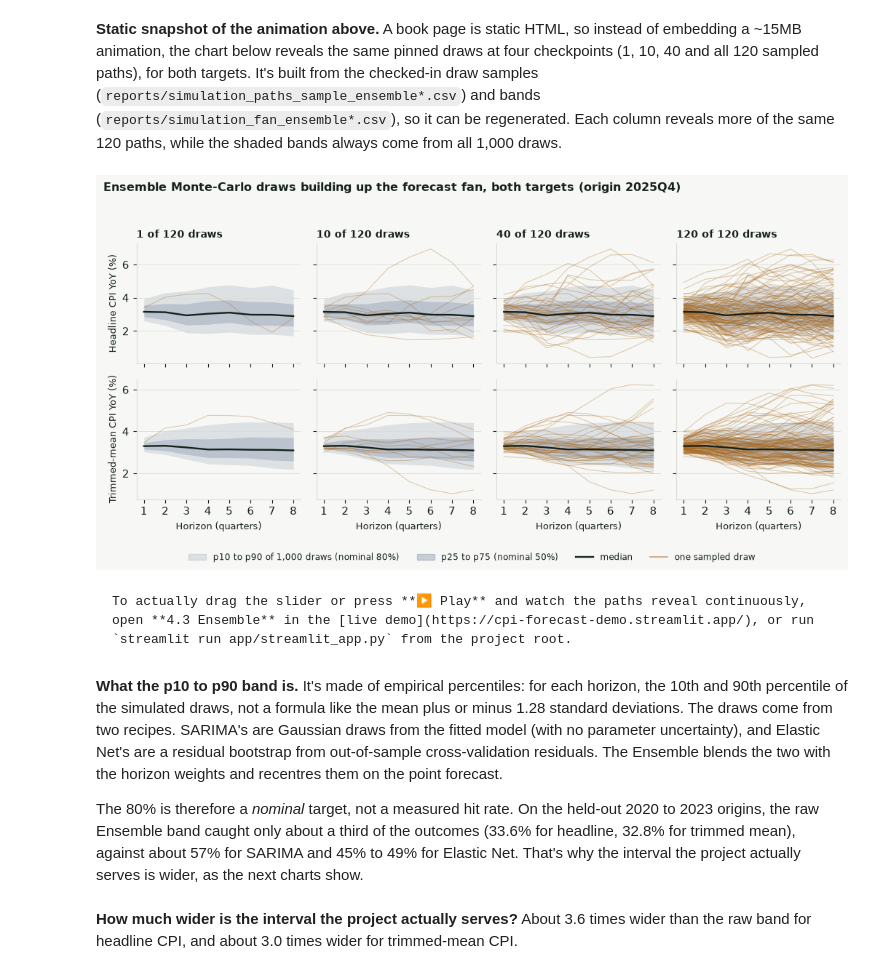
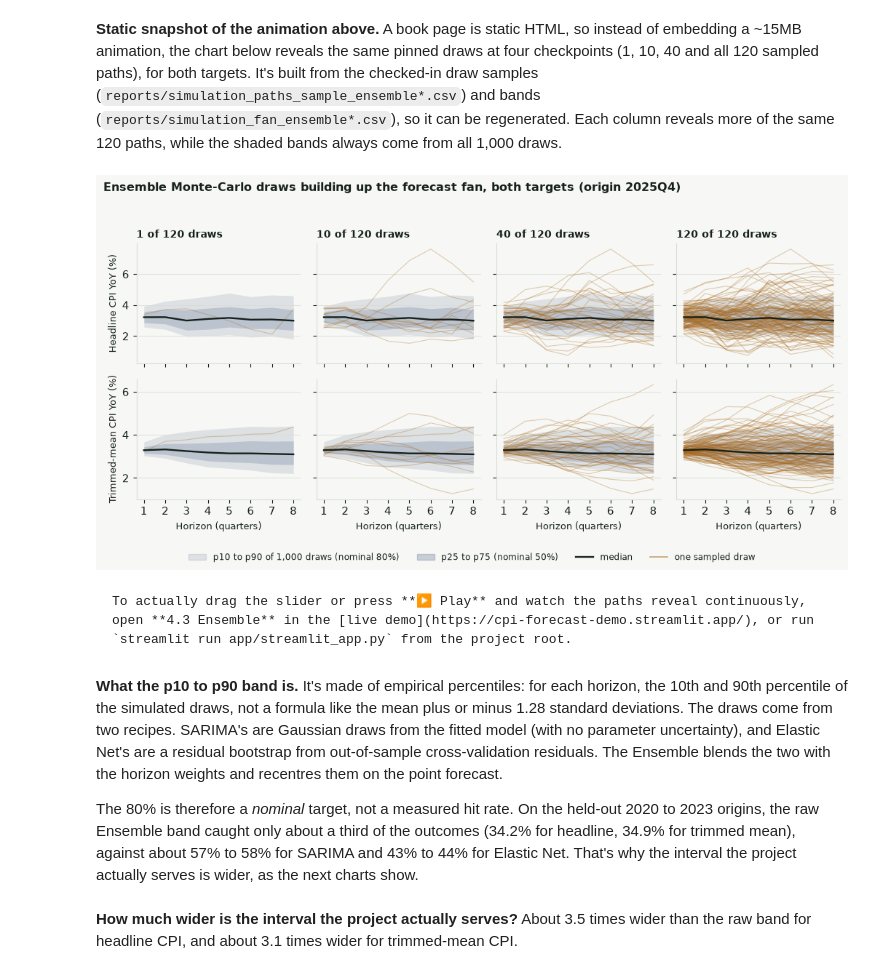
Before and after one commit to JuanVu1810/Australian-CPI-Forecast, a Jupyter notebook: book/australian_cpi_forecasting/04_modeling/43_ensemble.ipynb, the cells around one changed output. Drawn from its saved outputs; the diff is of its cells as text; code cells hidden in the pictures.

````diff
--- a/book/australian_cpi_forecasting/04_modeling/43_ensemble.ipynb
+++ b/book/australian_cpi_forecasting/04_modeling/43_ensemble.ipynb
@@ -129,8 +129,8 @@ assert n_draws == paths_t["draw_id"].nunique() == max(checkpoints)
 assert fan_h["forecast_origin"].iloc[0] == fan_t["forecast_origin"].iloc[0] == paths_h["forecast_origin"].iloc[0]
 
 # The text below quotes the raw (uncalibrated) coverage on the held-out 2020-23 origins. Re-check it on every re-run.
-for path, expected in (("reports/model_interval_calibration_validation.csv", {"ensemble": 33.6, "sarima": 57.3, "elastic_net": 44.5}),
-                       ("reports/model_interval_calibration_validation_trimmed_mean.csv", {"ensemble": 32.8, "sarima": 57.8, "elastic_net": 49.2})):
+for path, expected in (("reports/model_interval_calibration_validation.csv", {"ensemble": 34.2, "sarima": 57.3, "elastic_net": 44.1}),
+                       ("reports/model_interval_calibration_validation_trimmed_mean.csv", {"ensemble": 34.9, "sarima": 57.8, "elastic_net": 43.4})):
     raw = pd.read_csv(PROJECT_ROOT / path)
     raw = raw[raw["horizon"].astype(str) == "overall"].set_index("model")["raw_empirical_coverage"]
     assert {k: round(raw[k] * 100, 1) for k in expected} == expected, f"raw coverage changed in {path}: update the text"
@@ -138,34 +138,34 @@ for path, expected in (("reports/model_interval_calibration_validation.csv", {"e
 fig, axes = plt.subplots(2, len(checkpoints), figsize=(10.4, 5.4), sharex=True, sharey="row")
 for r, (label, fan, paths) in enumerate(targets):
     wide = paths.pivot(index="draw_id", columns="horizon", values="value").sort_index()
     for c, n in enumerate(checkpoints):
         ax = axes[r, c]
         ax.fill_between(fan["horizon"], fan["p10"], fan["p90"], color=BLUE, alpha=0.16, linewidth=0)
         ax.fill_between(fan["horizon"], fan["p25"], fan["p75"], color=BLUE, alpha=0.26, linewidth=0)
         for draw in wide.index[:n]:
             ax.plot(wide.columns, wide.loc[draw].to_numpy(), color=HIGHLIGHT, alpha=0.32, linewidth=0.8)
         ax.plot(fan["horizon"], fan["median"], color=INK, linewidth=1.7)
         ax.set_xticks(range(1, 9))
         ax.grid(axis="x", visible=False)
         if r == 0:
             ax.set_title(f"{n} of {n_draws} draws", loc="left", fontsize=10, fontweight="bold")
         if c == 0:
             ax.set_ylabel(label, fontsize=9.5)
         if r == 1:
             ax.set_xlabel("Horizon (quarters)", fontsize=9)
 from matplotlib.lines import Line2D
 from matplotlib.patches import Patch
 fig.legend(handles=[Patch(color=BLUE, alpha=0.16, label="p10 to p90 of 1,000 draws (nominal 80%)"),
                     Patch(color=BLUE, alpha=0.30, label="p25 to p75 (nominal 50%)"),
                     Line2D([], [], color=INK, linewidth=1.7, label="median"),
                     Line2D([], [], color=HIGHLIGHT, alpha=0.6, linewidth=1.2, label="one sampled draw")],
            frameon=False, fontsize=8.6, loc="lower center", ncol=4)
 fig.suptitle("Ensemble Monte-Carlo draws building up the forecast fan, both targets (origin 2025Q4)", x=0.01, ha="left",
              fontsize=11.5, fontweight="bold")
 fig.tight_layout(rect=(0, 0.06, 1, 0.95))
 plt.show()
 # %% [output]
-[figure, old version]
+[figure, new version]
 # %% [markdown]
 ```{tip}
 To actually drag the slider or press **▶ Play** and watch the paths reveal continuously, open **4.3 Ensemble** in the [live demo](https://cpi-forecast-demo.streamlit.app/), or run `streamlit run app/streamlit_app.py` from the project root.
@@ -173,9 +173,9 @@ To actually drag the slider or press **▶ Play** and watch the paths reveal con
 # %% [markdown]
 **What the p10 to p90 band is.** It's made of empirical percentiles: for each horizon, the 10th and 90th percentile of the simulated draws, not a formula like the mean plus or minus 1.28 standard deviations. The draws come from two recipes. SARIMA's are Gaussian draws from the fitted model (with no parameter uncertainty), and Elastic Net's are a residual bootstrap from out-of-sample cross-validation residuals. The Ensemble blends the two with the horizon weights and recentres them on the point forecast.
 
-The 80% is therefore a *nominal* target, not a measured hit rate. On the held-out 2020 to 2023 origins, the raw Ensemble band caught only about a third of the outcomes (33.6% for headline, 32.8% for trimmed mean), against about 57% for SARIMA and 45% to 49% for Elastic Net. That's why the interval the project actually serves is wider, as the next charts show.
+The 80% is therefore a *nominal* target, not a measured hit rate. On the held-out 2020 to 2023 origins, the raw Ensemble band caught only about a third of the outcomes (34.2% for headline, 34.9% for trimmed mean), against about 57% to 58% for SARIMA and 43% to 44% for Elastic Net. That's why the interval the project actually serves is wider, as the next charts show.
 # %% [markdown]
-**How much wider is the interval the project actually serves?** About 3.6 times wider than the raw band for headline CPI, and about 3.0 times wider for trimmed-mean CPI.
+**How much wider is the interval the project actually serves?** About 3.5 times wider than the raw band for headline CPI, and about 3.1 times wider for trimmed-mean CPI.
 # %%
 raw = pd.read_csv(PROJECT_ROOT / "reports/simulation_fan_ensemble.csv").sort_values("horizon")
 served = pd.read_csv(TABLEAU / "forecast.csv")
````
Also changed, not shown: parts of 3 cells of this notebook, 14 other files.
